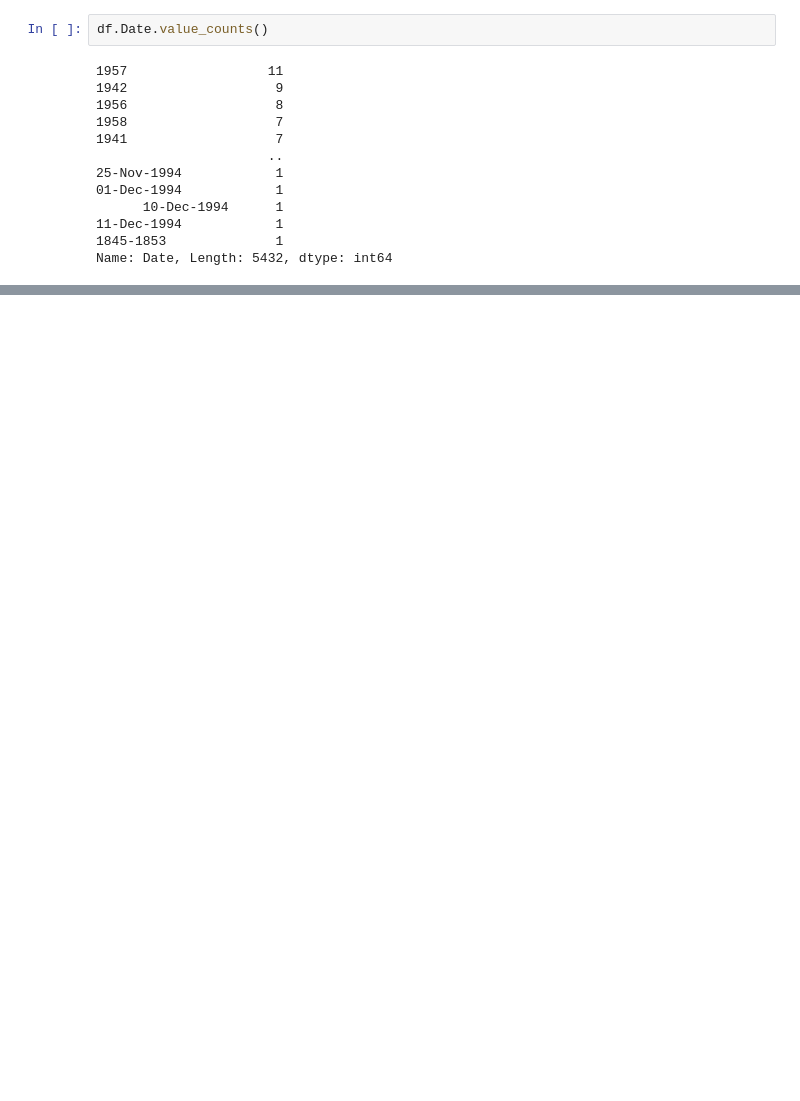
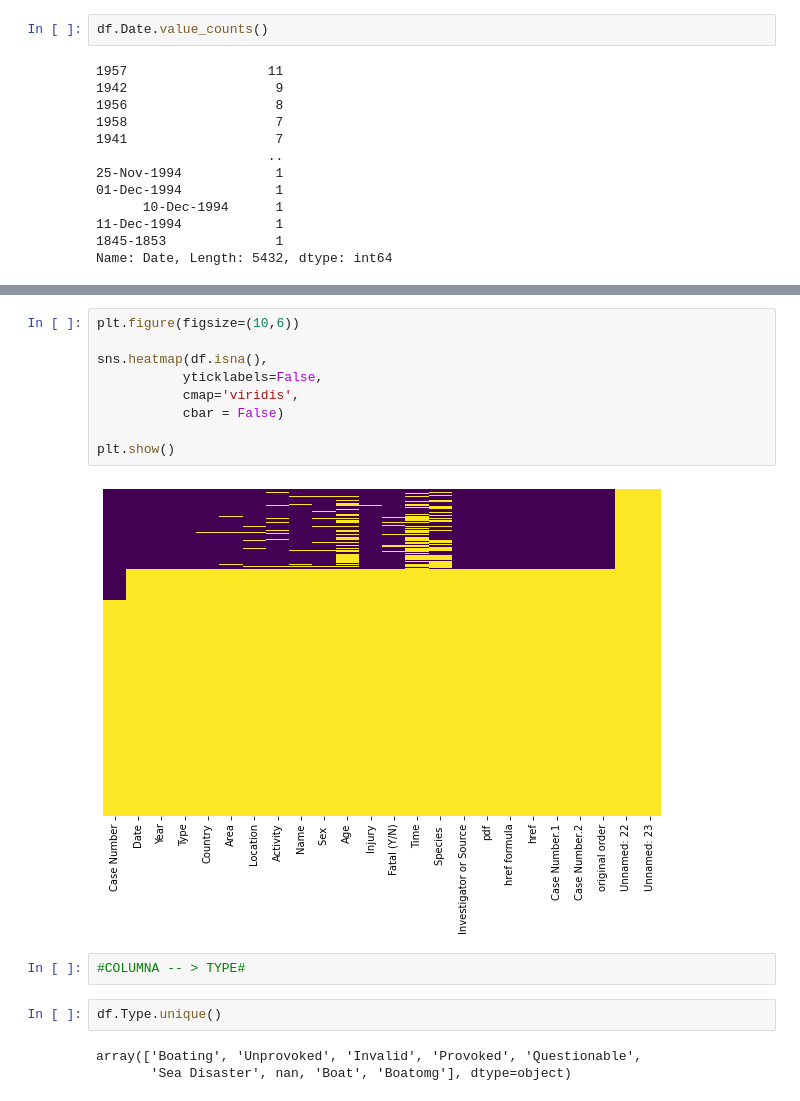
Before and after one commit to JaimeLeoz/proyecto1-sharks-, a Jupyter notebook: proyectosharks_main-1.ipynb, the cells around one changed output, grey strips where cells are left out. Saved outputs shown, nothing was run; the diff lists cells and outputs as text; blank space fills up the shorter version.

Commit message:
limpiando type, ya volvere a data al final

```diff
--- a/proyectosharks_main-1.ipynb
+++ b/proyectosharks_main-1.ipynb
@@ -142,0 +167,18 @@ Name: Date, dtype: bool
+# %%
+plt.figure(figsize=(10,6))
+
+sns.heatmap(df.isna(),
+           yticklabels=False,
+           cmap='viridis',
+           cbar = False)
+
+plt.show()
+# %% [output]
+[figure, added]
+# %%
+#COLUMNA -- > TYPE#
+# %%
+df.Type.unique()
+# %% [output]
+array(['Boating', 'Unprovoked', 'Invalid', 'Provoked', 'Questionable',
+       'Sea Disaster', nan, 'Boat', 'Boatomg'], dtype=object)
```
Also changed, not shown: parts of 13 cells of this notebook.
